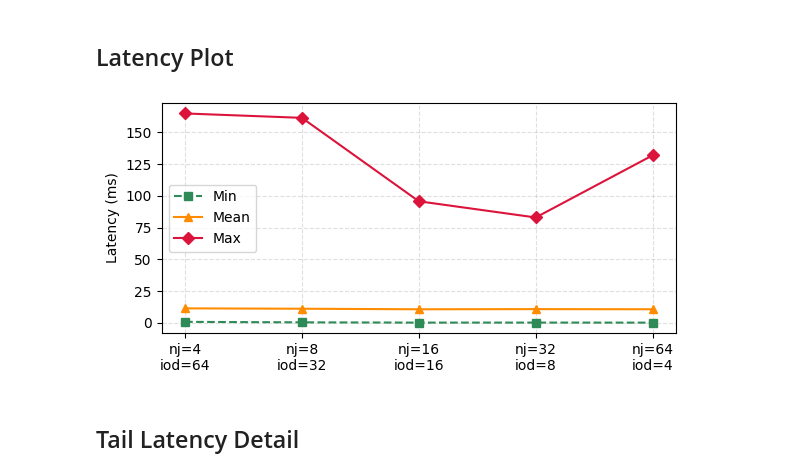
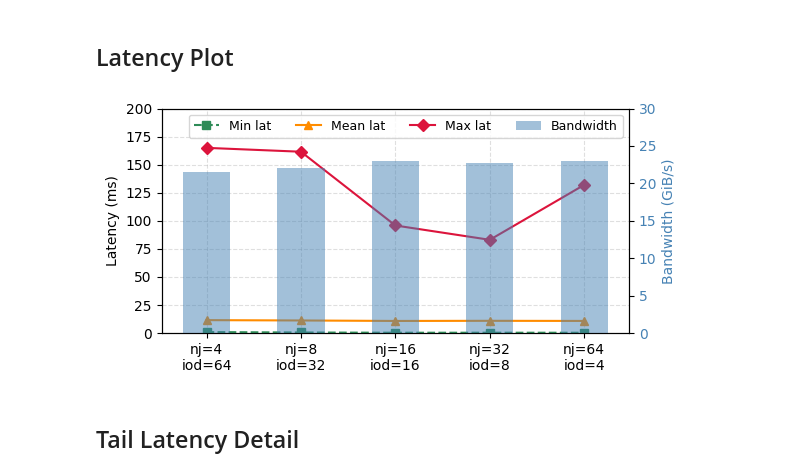
Before and after one commit to cissieAB/pdsw26_daos-bench, a Jupyter notebook: results/testbed/fio-dfs-heatmap-256-sweep/fio_dfs_heatmap_256_sweep.ipynb, the cells around one changed output. Drawn from its saved outputs; the diff is of its cells as text; code cells hidden in the pictures.

Commit message:
Update latency plots

```diff
--- a/results/testbed/fio-dfs-heatmap-256-sweep/fio_dfs_heatmap_256_sweep.ipynb
+++ b/results/testbed/fio-dfs-heatmap-256-sweep/fio_dfs_heatmap_256_sweep.ipynb
@@ -102,23 +102,37 @@ plt.show()
 # %%
 fig, ax = plt.subplots(figsize=(6, 3))
 
+# --- right axis: bandwidth bars ---
+ax2 = ax.twinx()
+ax2.bar(range(len(df)), df["bw_GiBs"], color="steelblue", alpha=0.5, width=0.5, zorder=1)
+ax2.set_ylabel("Bandwidth (GiB/s)", color="steelblue")
+ax2.tick_params(axis="y", labelcolor="steelblue")
+ax2.set_ylim(0, 30)  # adjust by hand
+
+# --- left axis: latency lines ---
 x = range(len(df))
-ax.plot(x, df["lat_min_ms"],   "s--", label="Min",    color="seagreen")
-ax.plot(x, df["lat_mean_ms"],   "^-",  label="Mean",    color="darkorange")
-ax.plot(x, df["lat_max_ms"],  "D-",  label="Max",  color="crimson")
+ax.plot(x, df["lat_min_ms"],  "s--", label="Min lat",  color="seagreen",   zorder=3)
+ax.plot(x, df["lat_mean_ms"], "^-",  label="Mean lat", color="darkorange", zorder=3)
+ax.plot(x, df["lat_max_ms"],  "D-",  label="Max lat",  color="crimson",    zorder=3)
+ax.set_ylim(0, 200)  # adjust by hand
 
 ax.set_xticks(list(x))
 ax.set_xticklabels(df["label"])
-# ax.set_xlabel("numjobs / iodepth")
 ax.set_ylabel("Latency (ms)")
-ax.legend(loc="best")
-ax.grid(linestyle="--", alpha=0.4)
+ax.grid(linestyle="--", alpha=0.4, zorder=0)
+
+# combined legend
+lines, labels = ax.get_legend_handles_labels()
+from matplotlib.patches import Patch
+lines.append(Patch(facecolor="steelblue", alpha=0.5))
+labels.append("Bandwidth")
+ax.legend(lines, labels, loc="best", ncols=4, fontsize=9)
 
 plt.tight_layout()
 plt.savefig(RESULTS_DIR / "latency.pdf", dpi=150)
 plt.show()
 # %% [output]
-[figure, old version]
+[figure, new version]
 # %% [markdown]
 ## Tail Latency Detail
 # %%
```
